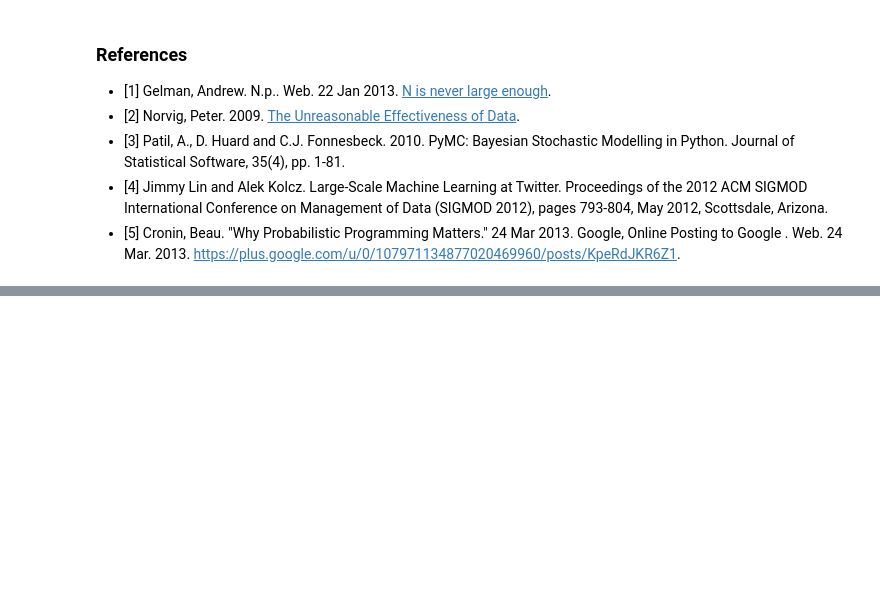
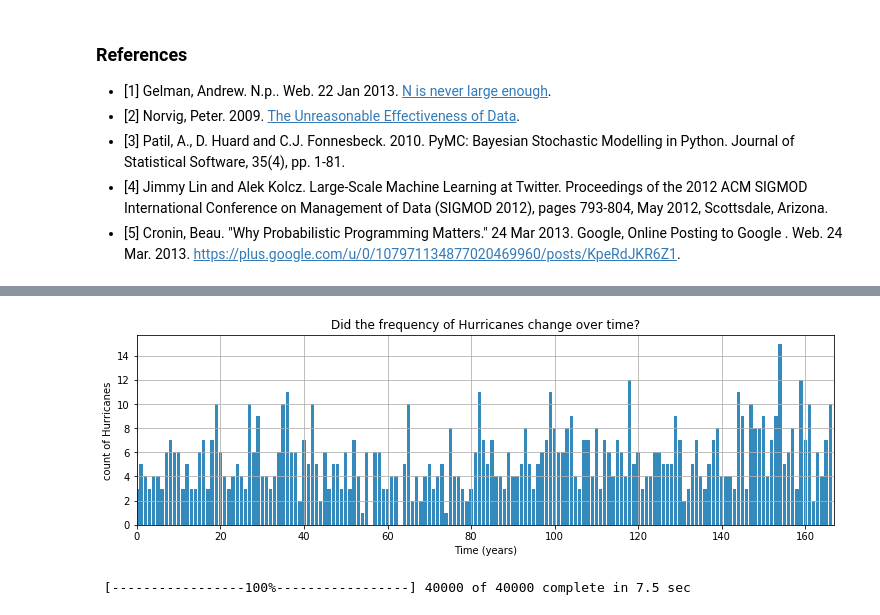
Before and after one commit to gaborstefanics/Probabilistic-Programming-and-Bayesian-Methods-for-Hackers, a Jupyter notebook: Chapter1_Introduction/Ch1_Introduction_PyMC2_gs.ipynb, the cells around one changed output, grey strips where cells are left out. Drawn from its saved outputs; the diff is of its cells as text; code cells hidden in the pictures; blank space fills up the shorter version.

```diff
--- a/Chapter1_Introduction/Ch1_Introduction_PyMC2_gs.ipynb
+++ b/Chapter1_Introduction/Ch1_Introduction_PyMC2_gs.ipynb
@@ -609,0 +680,17 @@ css_styling()
+# %%
+%matplotlib inline
+from IPython.core.pylabtools import figsize
+import numpy as np
+from matplotlib import pyplot as plt
+
+figsize(12.5, 3.5)
+count_data = df['Hurricanes'].to_numpy()
+n_count_data = len(count_data)
+plt.bar(np.arange(n_count_data), count_data, color="#348ABD")
+plt.xlabel("Time (years)")
+plt.ylabel("count of Hurricanes")
+plt.title("Did the frequency of Hurricanes change over time?")
+plt.grid(True)
+plt.xlim(0, n_count_data);
+# %% [output]
+[figure, added]
@@ -609,0 +717,6 @@ css_styling()
+# %%
+# Mysterious code to be explained in Chapter 3.
+mcmc = pm.MCMC(model)
+mcmc.sample(40000, 10000, 1)
+# %% [output]
+ [-----------------100%-----------------] 40000 of 40000 complete in 7.5 sec
```
Also changed, not shown: parts of 29 cells of this notebook, 5 other files.
